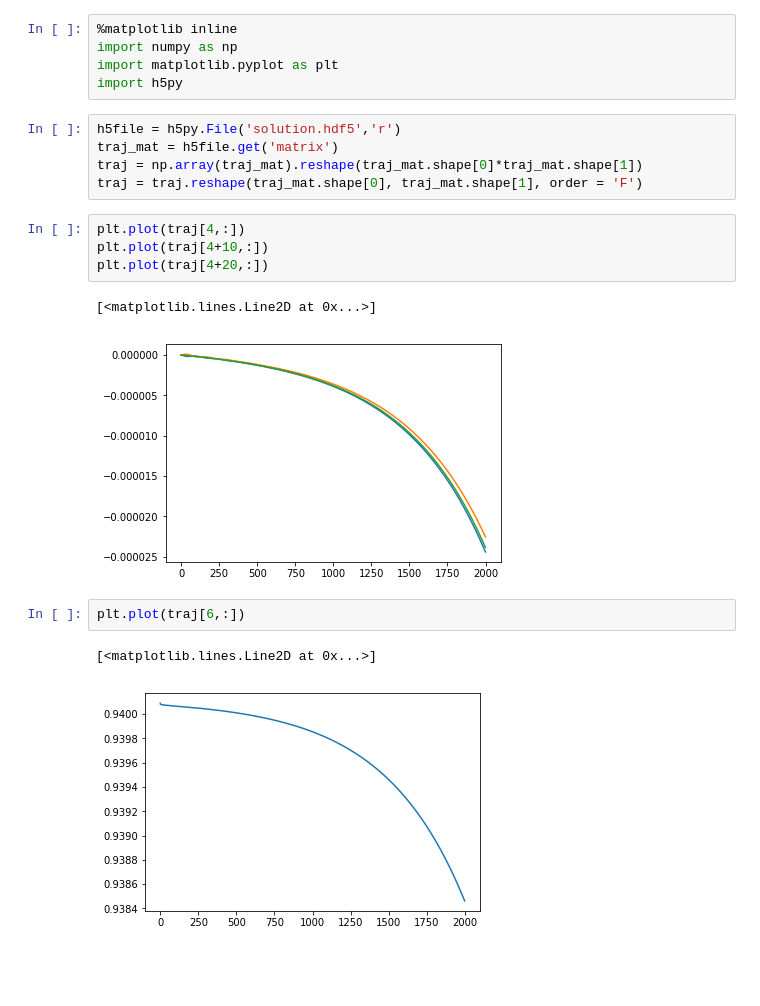
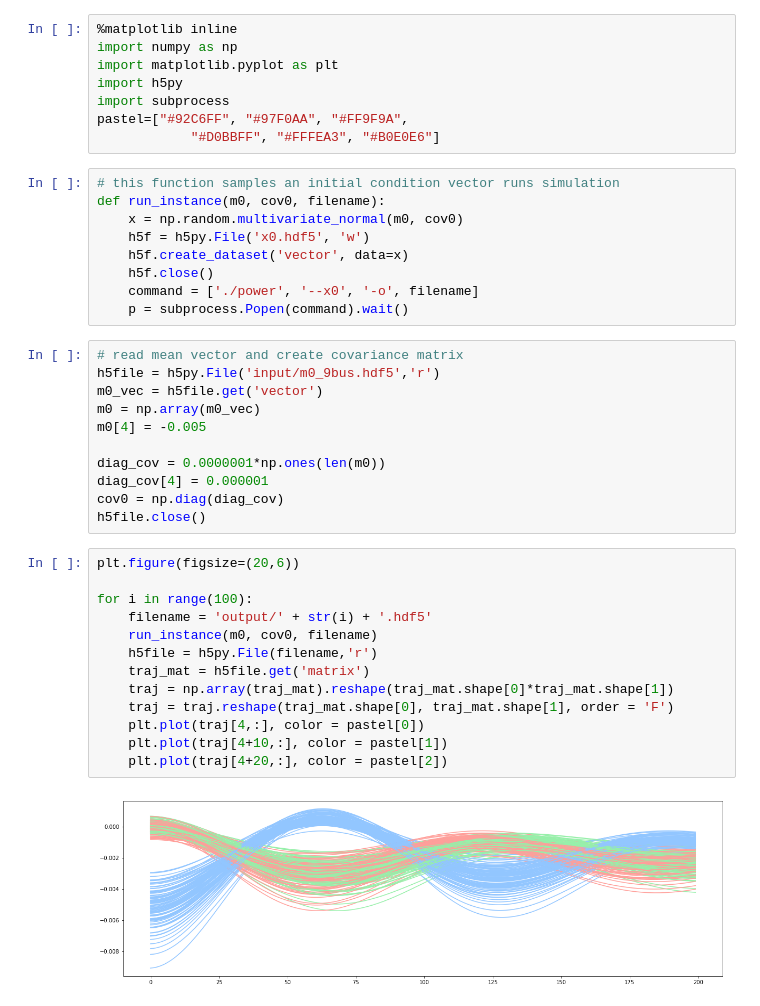
Before and after one commit to exanauts/aduprop, a Jupyter notebook: examples/psys/visual.ipynb, the cells around one changed output. Cells and saved outputs as stored; diff of their text form; blank space fills up the shorter version.

```diff
--- a/examples/psys/visual.ipynb
+++ b/examples/psys/visual.ipynb
@@ -3,20 +3,41 @@
 import numpy as np
 import matplotlib.pyplot as plt
 import h5py
+import subprocess
+pastel=["#92C6FF", "#97F0AA", "#FF9F9A",
+            "#D0BBFF", "#FFFEA3", "#B0E0E6"]
+# %%
+# this function samples an initial condition vector runs simulation
+def run_instance(m0, cov0, filename):
+    x = np.random.multivariate_normal(m0, cov0)
+    h5f = h5py.File('x0.hdf5', 'w')
+    h5f.create_dataset('vector', data=x)
+    h5f.close()
+    command = ['./power', '--x0', '-o', filename]
+    p = subprocess.Popen(command).wait()
+# %%
+# read mean vector and create covariance matrix
+h5file = h5py.File('input/m0_9bus.hdf5','r')
+m0_vec = h5file.get('vector')
+m0 = np.array(m0_vec)
+m0[4] = -0.005
+
+diag_cov = 0.0000001*np.ones(len(m0))
+diag_cov[4] = 0.000001
+cov0 = np.diag(diag_cov)
+h5file.close()
 # %%
-h5file = h5py.File('solution.hdf5','r')
-traj_mat = h5file.get('matrix')
-traj = np.array(traj_mat).reshape(traj_mat.shape[0]*traj_mat.shape[1])
-traj = traj.reshape(traj_mat.shape[0], traj_mat.shape[1], order = 'F')
+plt.figure(figsize=(20,6))
+
+for i in range(100):
+    filename = 'output/' + str(i) + '.hdf5'
+    run_instance(m0, cov0, filename)
+    h5file = h5py.File(filename,'r')
+    traj_mat = h5file.get('matrix')
+    traj = np.array(traj_mat).reshape(traj_mat.shape[0]*traj_mat.shape[1])
+    traj = traj.reshape(traj_mat.shape[0], traj_mat.shape[1], order = 'F')
+    plt.plot(traj[4,:], color = pastel[0])
+    plt.plot(traj[4+10,:], color = pastel[1])
+    plt.plot(traj[4+20,:], color = pastel[2])
+# %% [output]
+[figure, added]
-# %%
-plt.plot(traj[4,:])
-plt.plot(traj[4+10,:])
-plt.plot(traj[4+20,:])
-# %% [output]
-[<matplotlib.lines.Line2D at 0x...>]
-[figure, removed]
-# %%
-plt.plot(traj[6,:])
-# %% [output]
-[<matplotlib.lines.Line2D at 0x...>]
-[figure, removed]
```
Also changed, not shown: 1 other file.
